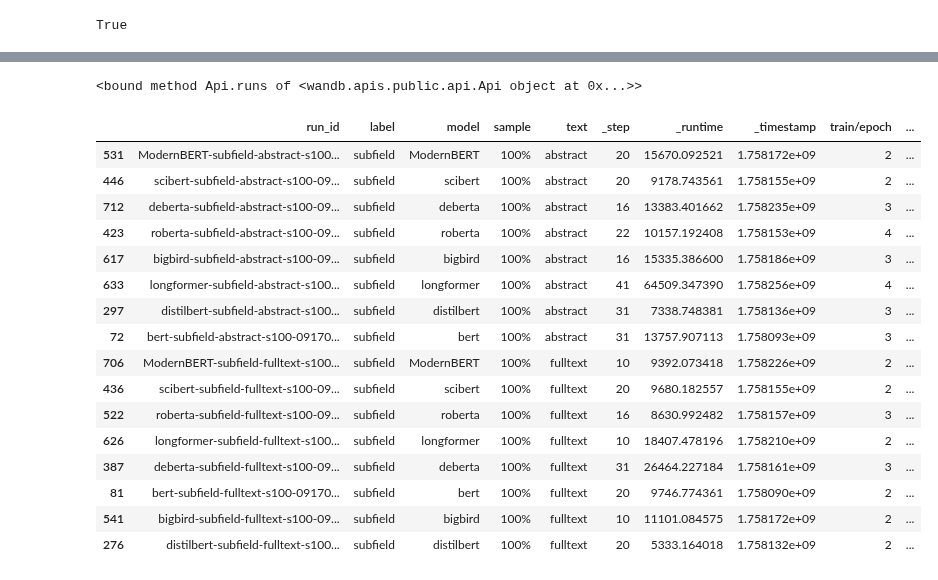
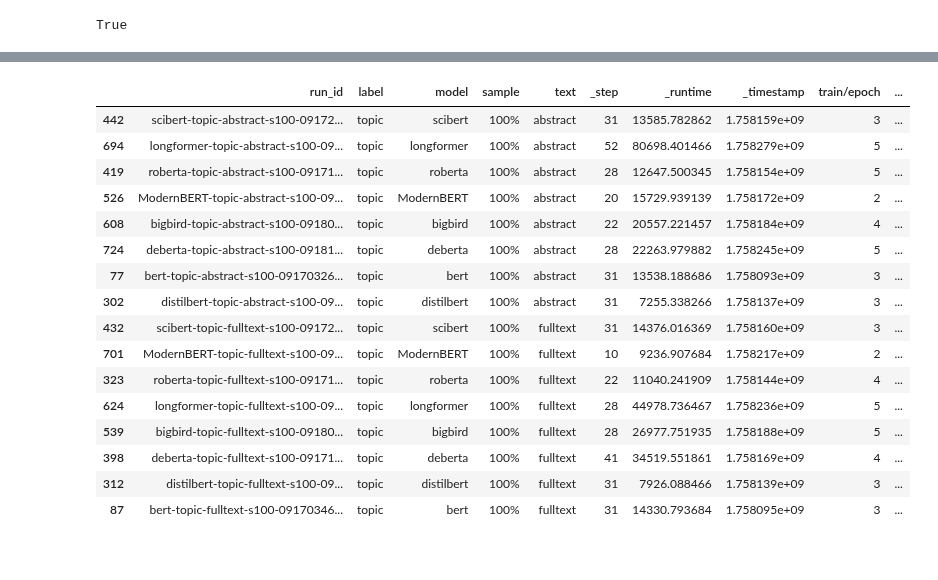
Before and after one commit to ka-steve/sagemaker_research_classification, a Jupyter notebook: src/05_tuning_basic/05_31_wandb_results.ipynb, the cells around one changed output, grey strips where cells are left out. Cells and saved outputs as stored; diff of their text form; code cells hidden in the pictures.

```diff
--- a/src/05_tuning_basic/05_31_wandb_results.ipynb
+++ b/src/05_tuning_basic/05_31_wandb_results.ipynb
@@ -61,7 +57,3 @@ wandb.__file__
-# %%
-wandb_api.runs
-# %% [output]
-<bound method Api.runs of <wandb.apis.public.api.Api object at 0x...>>
 # %%
 class WandbRuns:
     def __init__(self, entity=config.WANDB_ENTITY, project=config.WANDB_PROJECT, and_tags=None, filters={}):
@@ -169,25 +161,25 @@ wandb_log = WandbRuns()
 # %%
 wandb_log.runs_history[
     (wandb_log.runs_history['is_best_epoch'] == True) &
     (wandb_log.runs_history['text'] != 'title') &
-    (wandb_log.runs_history['label'] == 'subfield') &
+    (wandb_log.runs_history['label'] == 'topic') &
     (wandb_log.runs_history['sample'] == '100%')
 ].sort_values(by='eval/f1', ascending=False)
 # %% [output]
 |  | run_id | label | model | sample | text | _step | _runtime | _timestamp | train/epoch | ... |
-| 531 | ModernBERT-subfield-abstract-s100... | subfield | ModernBERT | 100% | abstract | 20 | 15670.092521 | 1.758172e+09 | 2 | ... |
-| 446 | scibert-subfield-abstract-s100-09... | subfield | scibert | 100% | abstract | 20 | 9178.743561 | 1.758155e+09 | 2 | ... |
-| 712 | deberta-subfield-abstract-s100-09... | subfield | deberta | 100% | abstract | 16 | 13383.401662 | 1.758235e+09 | 3 | ... |
-| 423 | roberta-subfield-abstract-s100-09... | subfield | roberta | 100% | abstract | 22 | 10157.192408 | 1.758153e+09 | 4 | ... |
-| 617 | bigbird-subfield-abstract-s100-09... | subfield | bigbird | 100% | abstract | 16 | 15335.386600 | 1.758186e+09 | 3 | ... |
-| 633 | longformer-subfield-abstract-s100... | subfield | longformer | 100% | abstract | 41 | 64509.347390 | 1.758256e+09 | 4 | ... |
-| 297 | distilbert-subfield-abstract-s100... | subfield | distilbert | 100% | abstract | 31 | 7338.748381 | 1.758136e+09 | 3 | ... |
-| 72 | bert-subfield-abstract-s100-09170... | subfield | bert | 100% | abstract | 31 | 13757.907113 | 1.758093e+09 | 3 | ... |
-| 706 | ModernBERT-subfield-fulltext-s100... | subfield | ModernBERT | 100% | fulltext | 10 | 9392.073418 | 1.758226e+09 | 2 | ... |
-| 436 | scibert-subfield-fulltext-s100-09... | subfield | scibert | 100% | fulltext | 20 | 9680.182557 | 1.758155e+09 | 2 | ... |
-| 522 | roberta-subfield-fulltext-s100-09... | subfield | roberta | 100% | fulltext | 16 | 8630.992482 | 1.758157e+09 | 3 | ... |
-| 626 | longformer-subfield-fulltext-s100... | subfield | longformer | 100% | fulltext | 10 | 18407.478196 | 1.758210e+09 | 2 | ... |
-| 387 | deberta-subfield-fulltext-s100-09... | subfield | deberta | 100% | fulltext | 31 | 26464.227184 | 1.758161e+09 | 3 | ... |
-| 81 | bert-subfield-fulltext-s100-09170... | subfield | bert | 100% | fulltext | 20 | 9746.774361 | 1.758090e+09 | 2 | ... |
-| 541 | bigbird-subfield-fulltext-s100-09... | subfield | bigbird | 100% | fulltext | 10 | 11101.084575 | 1.758172e+09 | 2 | ... |
-| 276 | distilbert-subfield-fulltext-s100... | subfield | distilbert | 100% | fulltext | 20 | 5333.164018 | 1.758132e+09 | 2 | ... |
+| 442 | scibert-topic-abstract-s100-09172... | topic | scibert | 100% | abstract | 31 | 13585.782862 | 1.758159e+09 | 3 | ... |
+| 694 | longformer-topic-abstract-s100-09... | topic | longformer | 100% | abstract | 52 | 80698.401466 | 1.758279e+09 | 5 | ... |
+| 419 | roberta-topic-abstract-s100-09171... | topic | roberta | 100% | abstract | 28 | 12647.500345 | 1.758154e+09 | 5 | ... |
+| 526 | ModernBERT-topic-abstract-s100-09... | topic | ModernBERT | 100% | abstract | 20 | 15729.939139 | 1.758172e+09 | 2 | ... |
+| 608 | bigbird-topic-abstract-s100-09180... | topic | bigbird | 100% | abstract | 22 | 20557.221457 | 1.758184e+09 | 4 | ... |
+| 724 | deberta-topic-abstract-s100-09181... | topic | deberta | 100% | abstract | 28 | 22263.979882 | 1.758245e+09 | 5 | ... |
+| 77 | bert-topic-abstract-s100-09170326... | topic | bert | 100% | abstract | 31 | 13538.188686 | 1.758093e+09 | 3 | ... |
+| 302 | distilbert-topic-abstract-s100-09... | topic | distilbert | 100% | abstract | 31 | 7255.338266 | 1.758137e+09 | 3 | ... |
+| 432 | scibert-topic-fulltext-s100-09172... | topic | scibert | 100% | fulltext | 31 | 14376.016369 | 1.758160e+09 | 3 | ... |
+| 701 | ModernBERT-topic-fulltext-s100-09... | topic | ModernBERT | 100% | fulltext | 10 | 9236.907684 | 1.758217e+09 | 2 | ... |
+| 323 | roberta-topic-fulltext-s100-09171... | topic | roberta | 100% | fulltext | 22 | 11040.241909 | 1.758144e+09 | 4 | ... |
+| 624 | longformer-topic-fulltext-s100-09... | topic | longformer | 100% | fulltext | 28 | 44978.736467 | 1.758236e+09 | 5 | ... |
+| 539 | bigbird-topic-fulltext-s100-09180... | topic | bigbird | 100% | fulltext | 28 | 26977.751935 | 1.758188e+09 | 5 | ... |
+| 398 | deberta-topic-fulltext-s100-09171... | topic | deberta | 100% | fulltext | 41 | 34519.551861 | 1.758169e+09 | 4 | ... |
+| 312 | distilbert-topic-fulltext-s100-09... | topic | distilbert | 100% | fulltext | 31 | 7926.088466 | 1.758139e+09 | 3 | ... |
+| 87 | bert-topic-fulltext-s100-09170346... | topic | bert | 100% | fulltext | 31 | 14330.793684 | 1.758095e+09 | 3 | ... |
```
Also changed, not shown: parts of 15 cells of this notebook, 20 other files.
